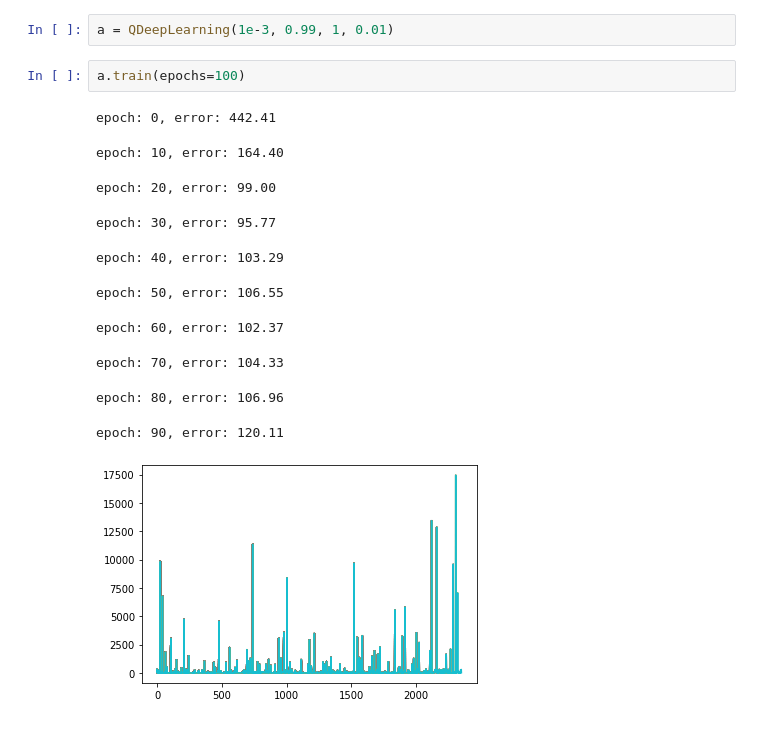
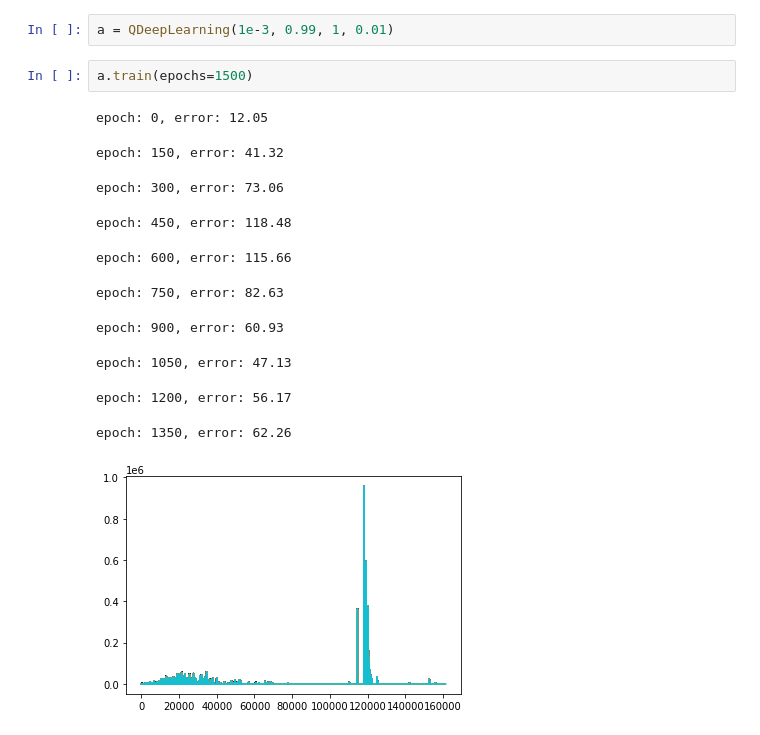
Before and after one commit to MaggiePN92/e-mds130-reinforcement-learning, a Jupyter notebook: assignment-2/2804_qlearn.ipynb, the cells around one changed output. Drawn from its saved outputs; the diff is of its cells as text.

```diff
--- a/assignment-2/2804_qlearn.ipynb
+++ b/assignment-2/2804_qlearn.ipynb
@@ -3,19 +3,19 @@ from q_deep_learning import QDeepLearning
 # %%
 a = QDeepLearning(1e-3, 0.99, 1, 0.01)
 # %%
-a.train(epochs=100)
+a.train(epochs=1500)
 # %% [output]
-epoch: 0, error: 442.41
+epoch: 0, error: 12.05
-epoch: 10, error: 164.40
+epoch: 150, error: 41.32
-epoch: 20, error: 99.00
+epoch: 300, error: 73.06
-epoch: 30, error: 95.77
+epoch: 450, error: 118.48
-epoch: 40, error: 103.29
+epoch: 600, error: 115.66
-epoch: 50, error: 106.55
+epoch: 750, error: 82.63
-epoch: 60, error: 102.37
+epoch: 900, error: 60.93
-epoch: 70, error: 104.33
+epoch: 1050, error: 47.13
-epoch: 80, error: 106.96
+epoch: 1200, error: 56.17
-epoch: 90, error: 120.11
+epoch: 1350, error: 62.26
-[figure, old version]
+[figure, new version]
 # %%
 a.test()
 # %% [output]
```
Also changed, not shown: parts of 1 cell of this notebook, 4 other files.
